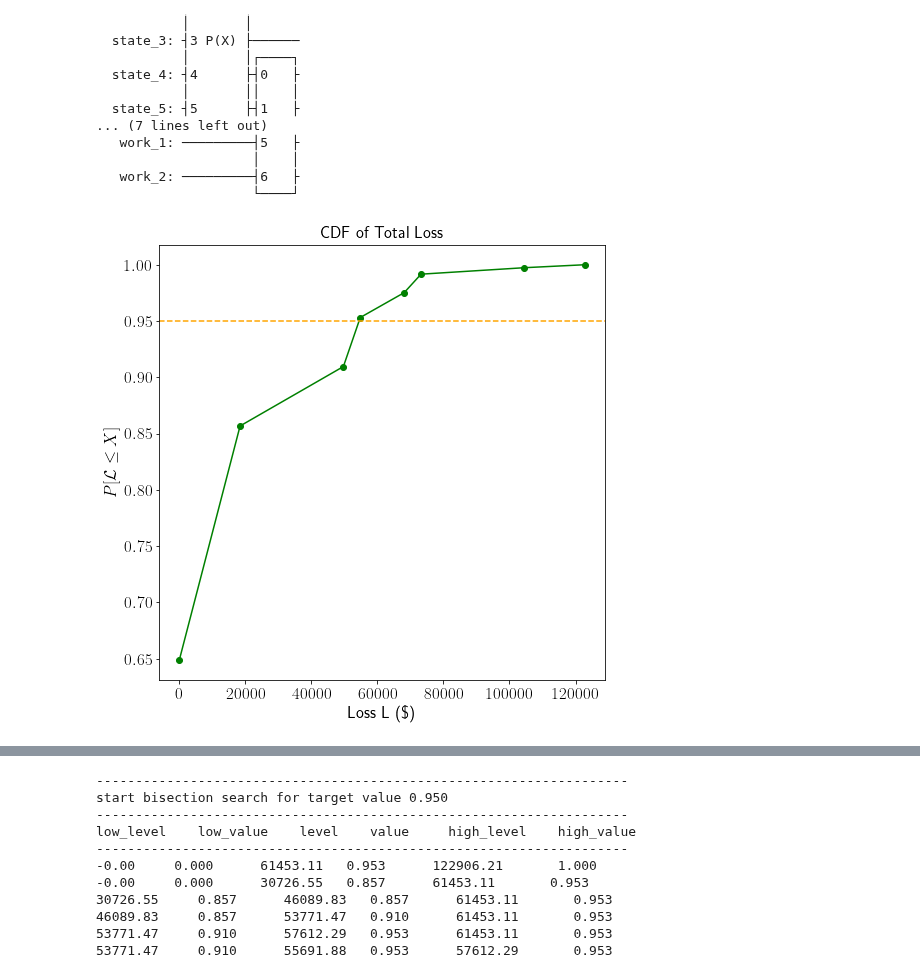
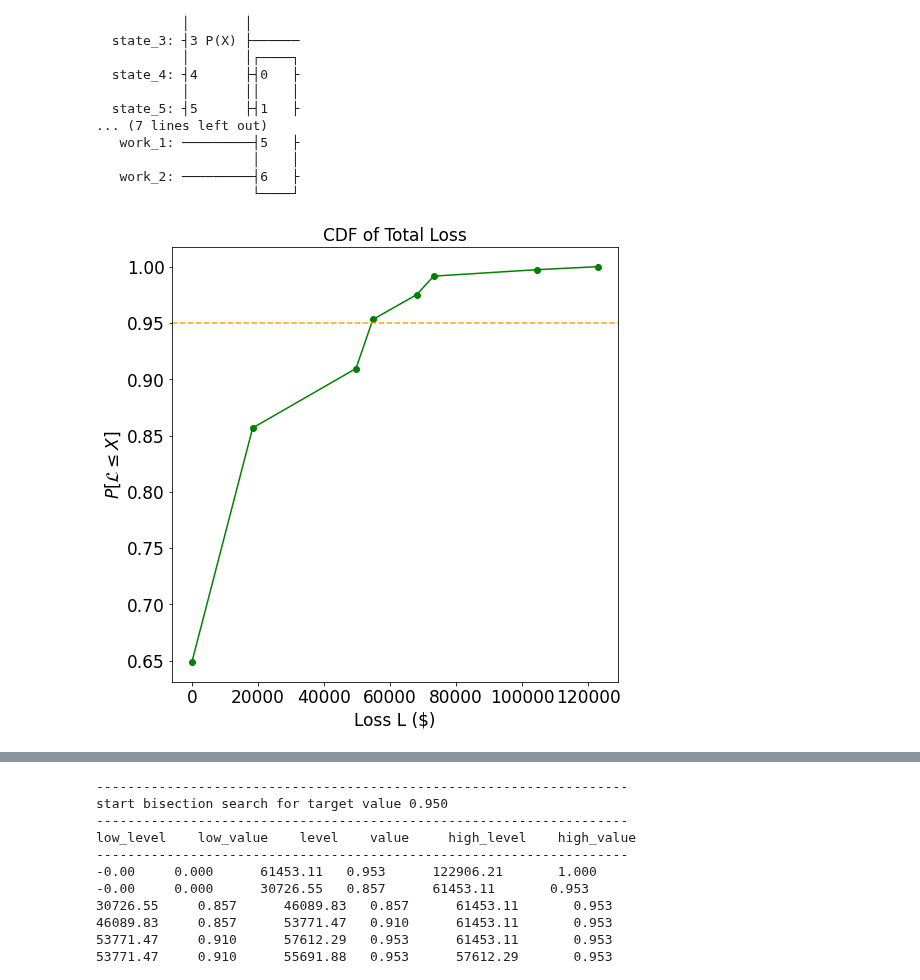
Before and after one commit to Eagle-quantum/QVaR, a Jupyter notebook: CRA_enhanced.ipynb, the cells around one changed output, grey strips where cells are left out. Cells and saved outputs as stored; diff of their text form; code cells hidden in the pictures.

```diff
--- a/CRA_enhanced.ipynb
+++ b/CRA_enhanced.ipynb
@@ -121,8 +121,8 @@ print('Expected Loss E[L]:                %.4f' % expected_loss)
 print('Value at Risk VaR[L]:              %.4f' % exact_var)
 
 # plot loss CDF
-plt.rcParams['text.usetex'] = True
-plt.rcParams["figure.figsize"] = (8, 8)
+# plt.rcParams['text.usetex'] = True
+# plt.rcParams["figure.figsize"] = (8, 8)
 plt.plot(np.sort(np.unique(losses)), cdf, 'o-g')
 plt.axhline(1-alpha_var, color="orange", linestyle="--")
 
@@ -352,20 +352,20 @@ cdf = [run_ae_for_cdf(el, epsilon=epsilon, alpha=alpha) for el in np.sort(np.uni
 # print(cdf)
 # %%
 # plot loss CDF
-plt.rcParams['text.usetex'] = True
+# plt.rcParams['text.usetex'] = True
 plt.rcParams["figure.figsize"] = (8, 8)
 plt.plot(np.sort(np.unique(losses)), cdf, 'o-g')
 plt.axhline(1-alpha_var, color="orange", linestyle="--")
 
 plt.xlabel("Loss L (\$)", size=17)
 plt.ylabel(r'$P[\mathcal{L} \leq X]$', size=17)
 plt.title ("CDF of Total Loss", size=17)
 plt.xticks(size=17) # plt.xticks(np.sort(np.unique(losses)), np.sort(np.unique(losses)), size=17)
 plt.yticks(size=17)
 plt.savefig('Images/cdf.svg', dpi=400, bbox_inches = "tight")
 plt.show()
 # %% [output]
-[figure, old version]
+[figure, new version]
 # %%
 # plot loss PDF, expected loss, var, and evar
 pdf = [el-np.sum(cdf[i-1:i]) for i, el in enumerate(cdf)]
```
Also changed, not shown: parts of 4 cells of this notebook.
